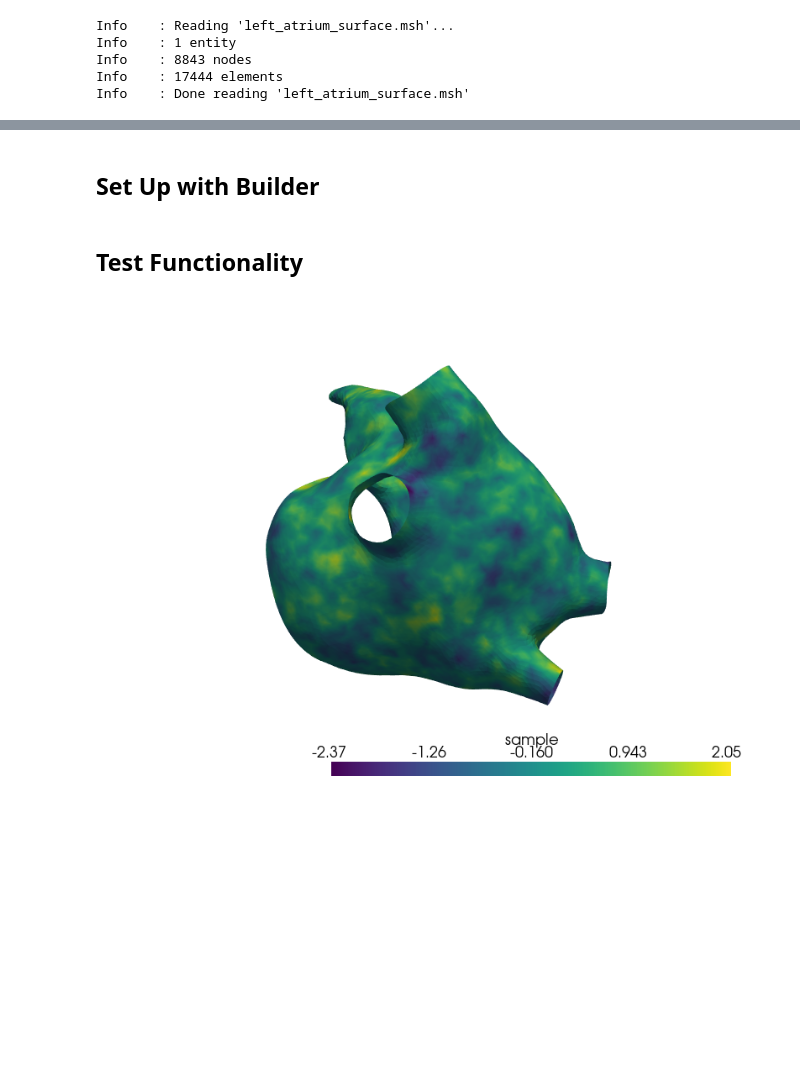
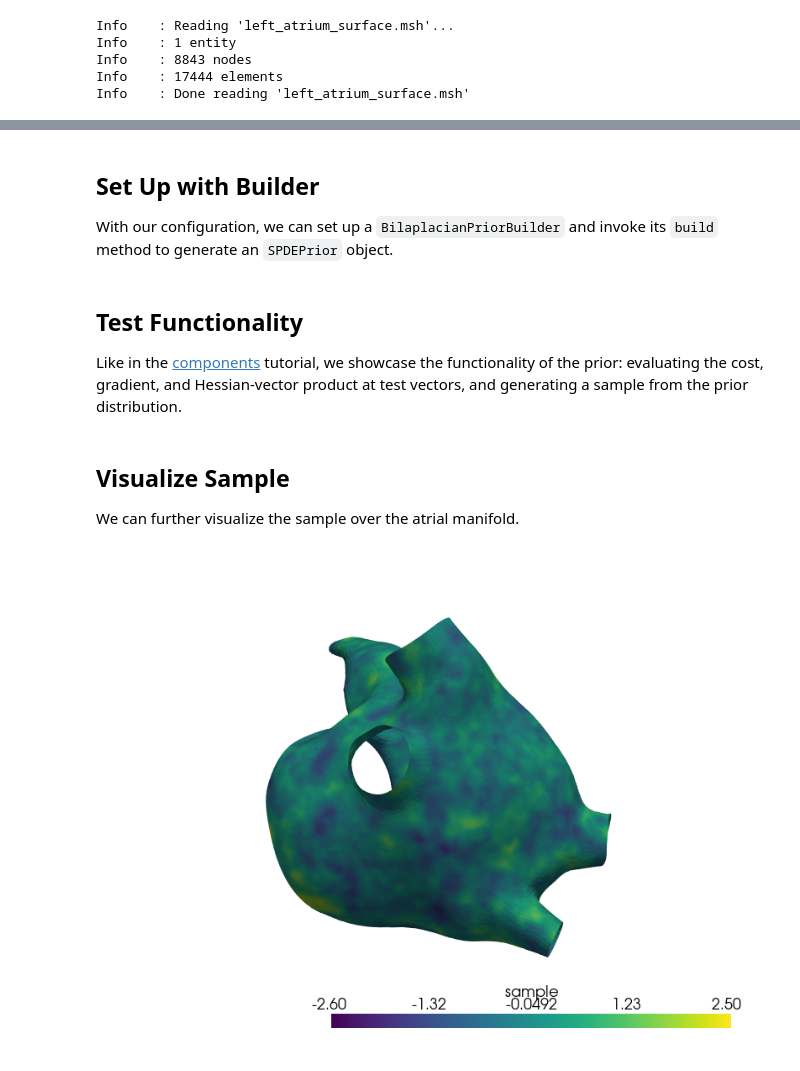
Before and after one commit to maximilian-kruse/ls-bayesian, a Jupyter notebook: tutorials/prior/builder.ipynb, the cells around one changed output, grey strips where cells are left out. Drawn from its saved outputs; the diff is of its cells as text; code cells hidden in the pictures; blank space fills up the shorter version.

Commit message:
feat: Add extended tutorial notebooks

```diff
--- a/tutorials/prior/builder.ipynb
+++ b/tutorials/prior/builder.ipynb
@@ -30,11 +56,20 @@ prior_settings = builder.BilaplacianPriorSettings(
 )
 # %% [markdown]
 ## Set Up with Builder
+
+With our configuration, we can set up a
+`BilaplacianPriorBuilder` and invoke its
+`build` method to generate an
+`SPDEPrior` object.
 # %%
 prior_builder = builder.BilaplacianPriorBuilder(prior_settings)
 bilaplace_prior = prior_builder.build()
 # %% [markdown]
 ## Test Functionality
+
+Like in the [components](./components.ipynb) tutorial, we showcase the functionality of the prior:
+evaluating the cost, gradient, and Hessian-vector product at test vectors, and generating a sample
+from the prior distribution.
 # %%
 num_vertices = mesh.geometry.x.shape[0]
 test_vector_1 = np.ones(num_vertices)
@@ -45,20 +80,25 @@ cost = bilaplace_prior.evaluate_cost(test_vector_1)
 grad = bilaplace_prior.evaluate_gradient(test_vector_2)
 hvp = bilaplace_prior.evaluate_hessian_vector_product(test_vector_3)
 sample = bilaplace_prior.generate_sample()
+# %% [markdown]
+## Visualize Sample
+
+We can further visualize the sample over the atrial manifold.
 # %%
-vertices = mesh.geometry.x
-simplices = mesh.geometry.dofmaps[0]
+# Vertex vectors from spde_prior (e.g. `sample` below) are ordered by input node index, not
+# by dolfinx's own internal geometry order, so the plotting geometry must match that order.
+vertices, simplices = fem.get_ordered_vertices_and_cells(mesh)
 
 camera_position = [
     (92.7033800655023, -107.54971248826202, -146.9233989237418),
     (5.789453506469723, -8.405534744262697, 10.9196138381958),
     (0.64544246900107, 0.7545534378669008, -0.11854589243429736),
 ]
 pv_mesh = pv.PolyData.from_regular_faces(vertices, simplices)
 pv_mesh.point_data["sample"] = sample
 plotter = pv.Plotter()
 plotter.add_mesh(pv_mesh, scalars="sample", cmap="viridis", show_edges=False, show_scalar_bar=True)
 plotter.show(window_size=[800, 600], cpos=camera_position)
 plotter.close()
 # %% [output]
-[figure, old version]
+[figure, new version]
```
Also changed, not shown: parts of 4 cells of this notebook, 1 other file.
